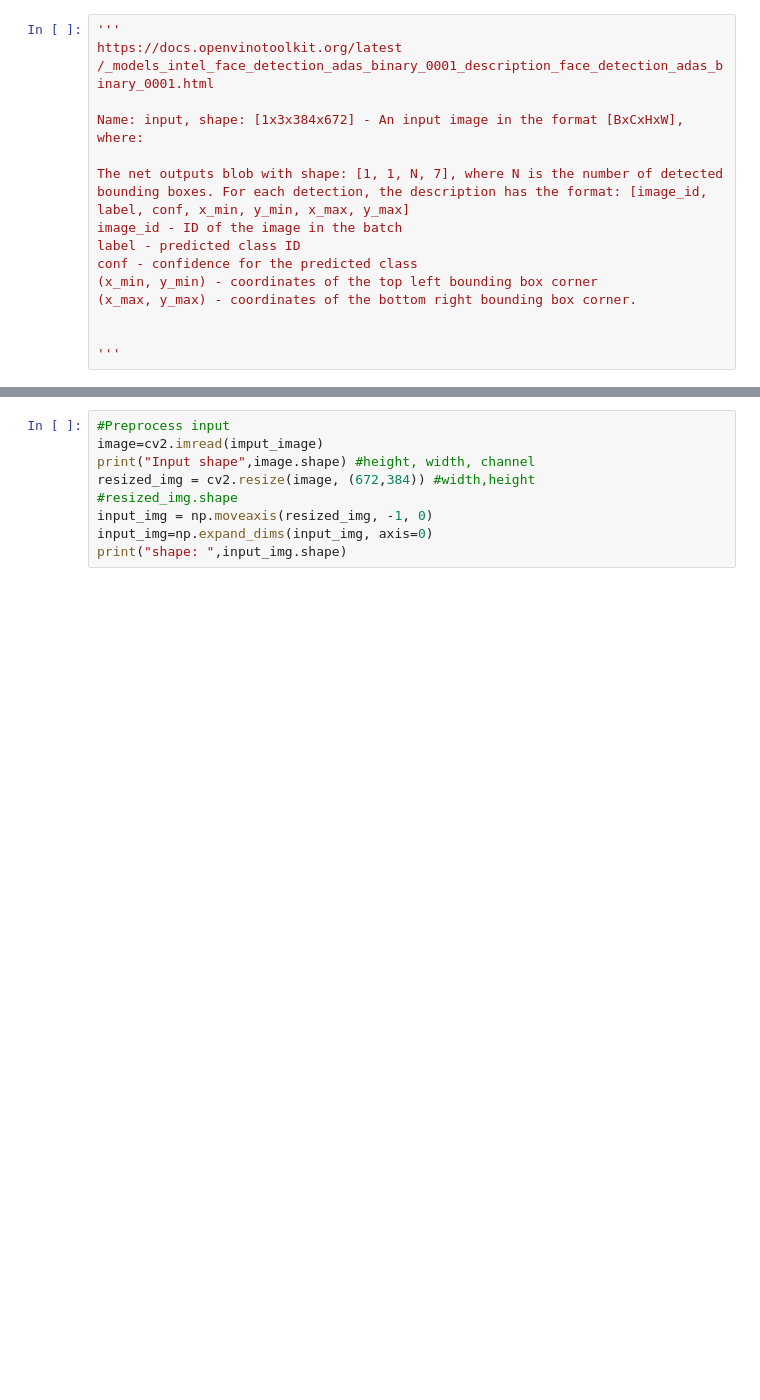
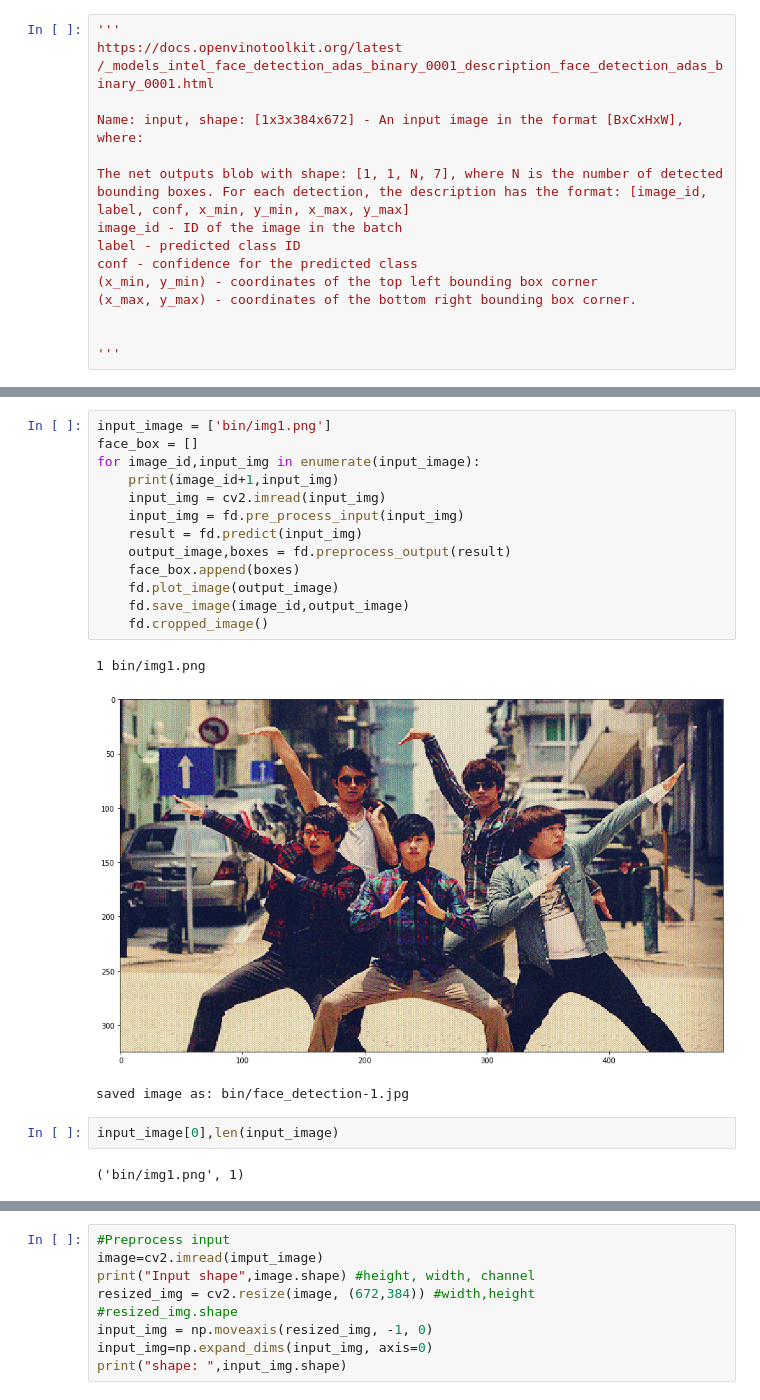
Before and after one commit to jpraveenkanna/Computer_Pointer_Controller, a Jupyter notebook: Face detection model.ipynb, the cells around one changed output, grey strips where cells are left out. Drawn from its saved outputs; the diff is of its cells as text; blank space fills up the shorter version.

Commit message:
Fix - read image from list. not as image file

```diff
--- a/Face detection model.ipynb
+++ b/Face detection model.ipynb
@@ -65,3 +118,24 @@ fd.check_model()
 # %% [output]
 Successfully loaded the network
 All layers supported
+# %%
+input_image = ['bin/img1.png']
+face_box = []
+for image_id,input_img in enumerate(input_image):
+    print(image_id+1,input_img)
+    input_img = cv2.imread(input_img)
+    input_img = fd.pre_process_input(input_img)
+    result = fd.predict(input_img)
+    output_image,boxes = fd.preprocess_output(result)
+    face_box.append(boxes)
+    fd.plot_image(output_image)
+    fd.save_image(image_id,output_image)
+    fd.cropped_image()
+# %% [output]
+1 bin/img1.png
+[figure, added]
+saved image as: bin/face_detection-1.jpg
+# %%
+input_image[0],len(input_image)
+# %% [output]
+('bin/img1.png', 1)
```
Also changed, not shown: parts of 5 cells of this notebook, 1 other file.
